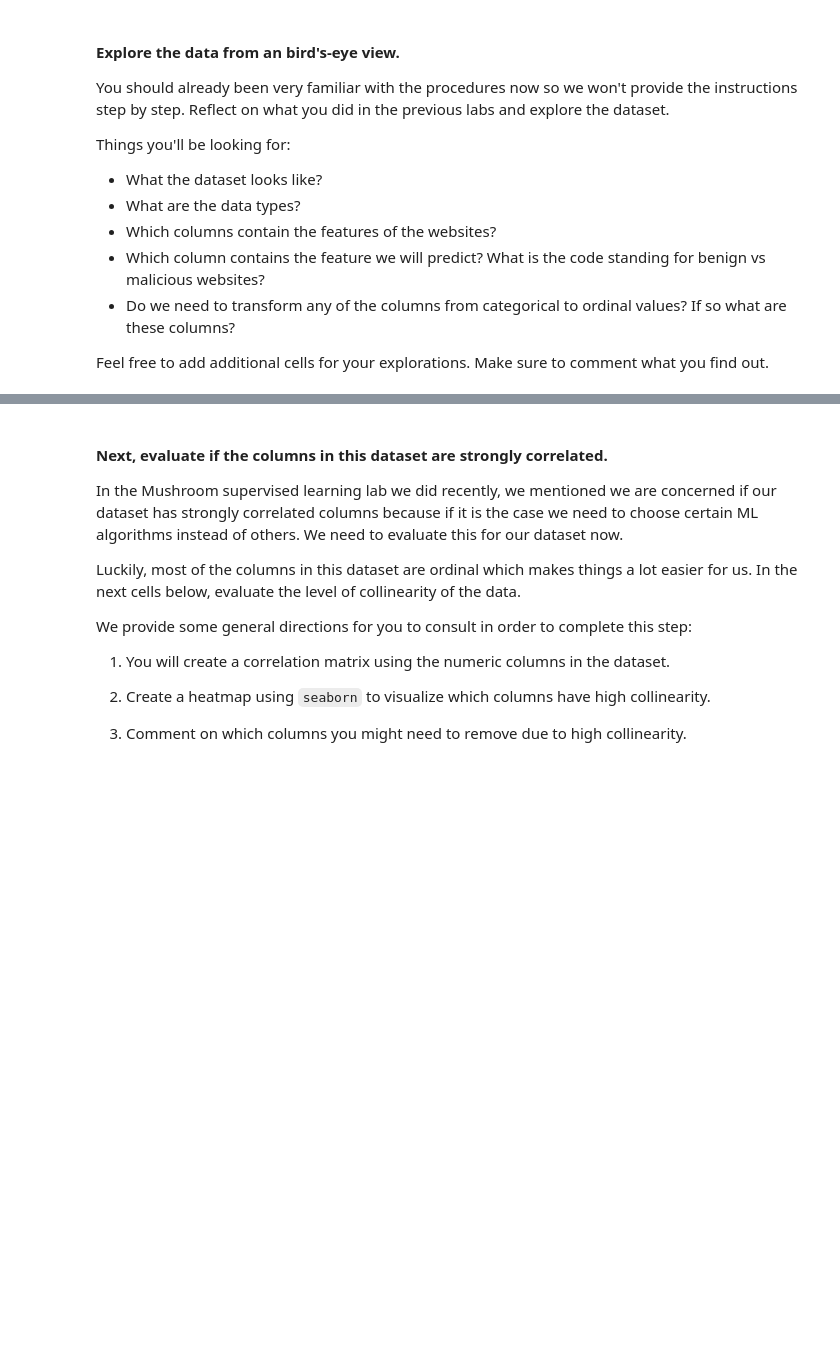
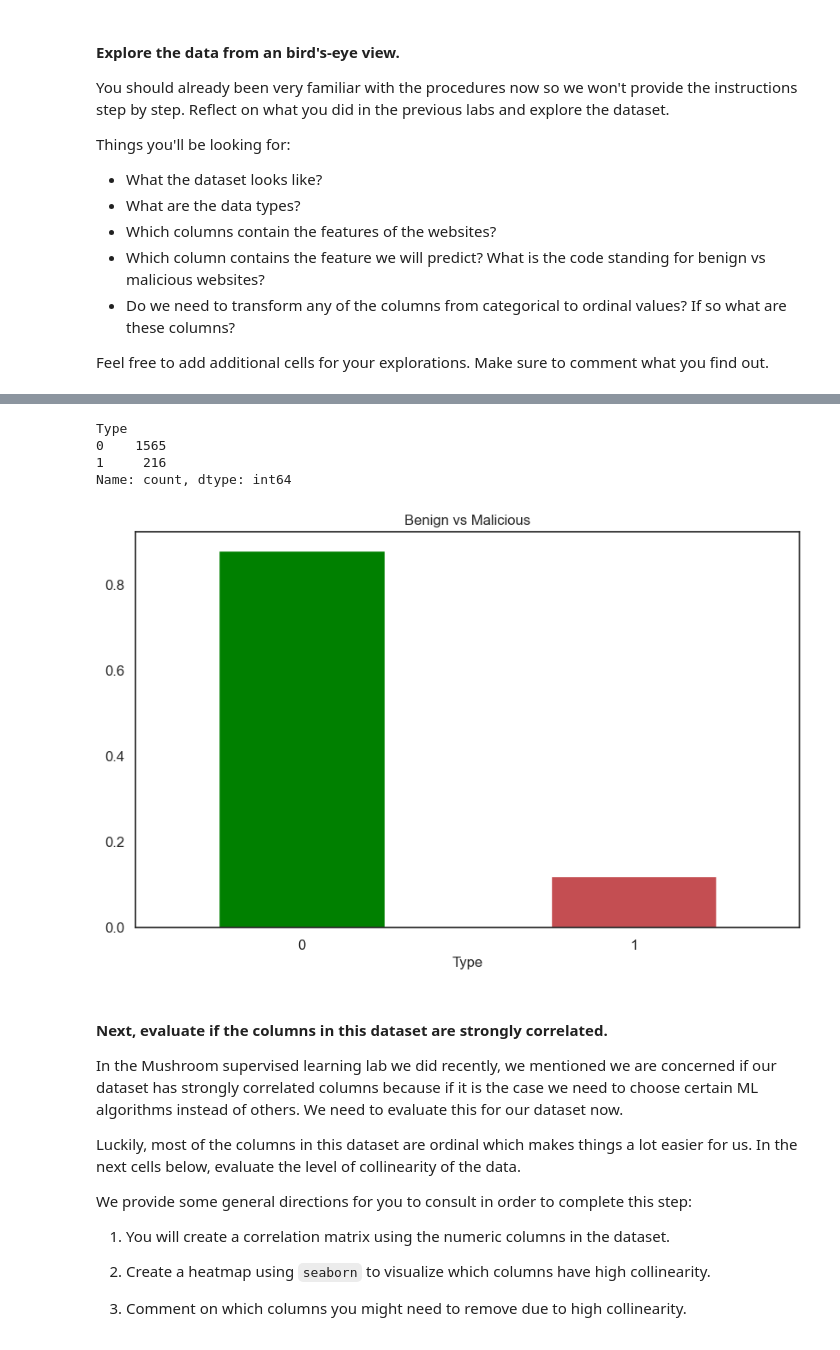
Before and after one commit to Ironhack-Data-Madrid-Octubre-2023/7.1-lab_supervised_learning, a Jupyter notebook: your-code/main.ipynb, the cells around one changed output, grey strips where cells are left out. Drawn from its saved outputs; the diff is of its cells as text; code cells hidden in the pictures; blank space fills up the shorter version.

```diff
--- a/your-code/main.ipynb
+++ b/your-code/main.ipynb
@@ -9,7 +22,13 @@
 # %%
 # Import your libraries:
-
-%matplotlib inline
+import warnings
+warnings.filterwarnings('ignore')
 
 import numpy as np
+import pylab as plt
+import seaborn as sns
+sns.set(style='white')
 import pandas as pd
+pd.set_option('display.max_columns', None)
+
+import h2o
@@ -66,0 +258,15 @@ Feel free to add additional cells for your explorations. Make sure to comment wh
+# %%
+websites.Type.value_counts()
+# %% [output]
+Type
+0    1565
+1     216
+Name: count, dtype: int64
+# %%
+(websites.Type.value_counts()/len(websites)).plot.bar(color=['green', 'r'],
+                                           figsize=(10, 6),
+                                           title='Benign vs Malicious',
+                                           rot=0,
+                                           fontsize=12);
+# %% [output]
+[figure, added]
```
Also changed, not shown: parts of 46 cells of this notebook.
